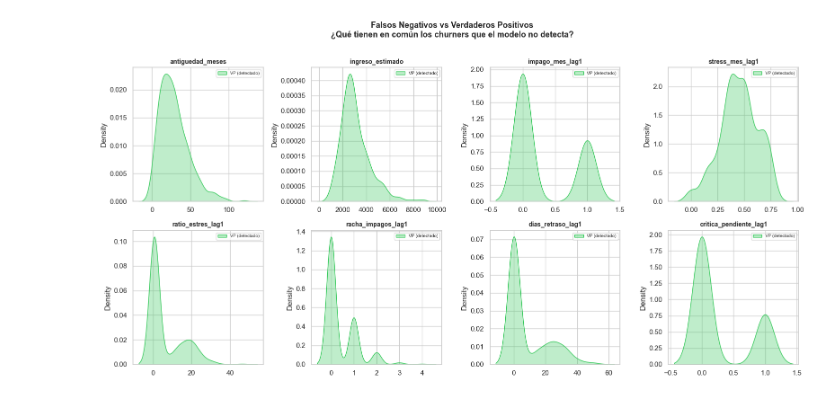
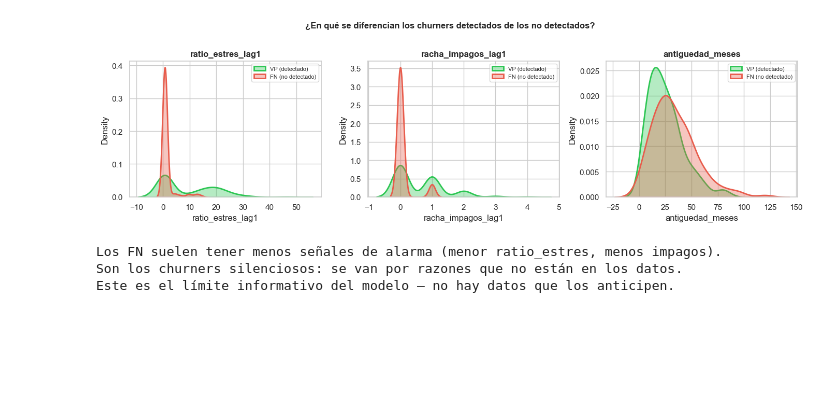
Before and after one commit to jasanhon/UCV-Churn, a Jupyter notebook: notebooks/modelo_final_v3.ipynb, the cells around one changed output. Drawn from its saved outputs; the diff is of its cells as text; code cells hidden in the pictures; blank space fills up the shorter version.

```diff
--- a/notebooks/modelo_final_v3.ipynb
+++ b/notebooks/modelo_final_v3.ipynb
@@ -331,0 +309,16 @@ weighted avg       0.00      0.01      0.00     61953
+# %%
+# Preprocesadores
+# LR necesita escalado; GBM no, pero sí necesita manejo de nulos y categóricas
+
+pre_num = Pipeline([('imp', SimpleImputer(strategy='median')), ('sc', StandardScaler())])
+pre_cat = Pipeline([
+    ('imp', SimpleImputer(strategy='constant', fill_value='desconocido')),
+    ('enc', OneHotEncoder(handle_unknown='ignore', drop='first', sparse_output=False)),
+])
+prep_lr = ColumnTransformer([('num', pre_num, FEATURES_NUM), ('cat', pre_cat, FEATURES_CAT)])
+
+# GBM: sin escalado pero con imputer y encoder
+pre_num_gbm = Pipeline([('imp', SimpleImputer(strategy='median'))])
+prep_gbm = ColumnTransformer([('num', pre_num_gbm, FEATURES_NUM), ('cat', pre_cat, FEATURES_CAT)])
+
+print('Preprocesadores definidos')
@@ -417,30 +866,29 @@ critica_pendiente_lag1          0.2810
 # %%
-# Visualización: comparativa VP vs FN por variables clave
-fig, axes = plt.subplots(2, 4, figsize=(16, 8))
-axes = axes.flatten()
+# Distribución de densidad para las variables más discriminantes
+fig, axes = plt.subplots(1, 3, figsize=(14, 4))
+vars_plot = ['ratio_estres_lag1', 'racha_impagos_lag1', 'antiguedad_meses']
 
-colores = {
-    'VP (detectado)':    '#2DC653',
-    'FN (no detectado)': '#E85C4C',
-    'VN (correcto)':     '#4C9BE8',
-}
+vp_df = test_a[test_a['grupo']=='VP — detectado']
+fn_df = test_a[test_a['grupo']=='FN — no detectado']
 
-df_plot = test_analisis[test_analisis['tipo_prediccion'].isin(['VP (detectado)','FN (no detectado)'])].copy()
+for ax, var in zip(axes, vars_plot):
+    sns.kdeplot(vp_df[var].dropna(), ax=ax, color=C_BEST, fill=True, alpha=0.35,
+                label='VP (detectado)', linewidth=2)
+    sns.kdeplot(fn_df[var].dropna(), ax=ax, color=C_CHURN, fill=True, alpha=0.35,
+                label='FN (no detectado)', linewidth=2)
+    ax.set_title(var, fontweight='bold')
+    ax.legend(fontsize=8)
 
-for i, var in enumerate(vars_comparar):
-    ax = axes[i]
-    for grupo, color in [('VP (detectado)', '#2DC653'), ('FN (no detectado)', '#E85C4C')]:
-        datos = df_plot[df_plot['tipo_prediccion']==grupo][var].dropna()
-        if len(datos) > 5:
-            sns.kdeplot(datos, ax=ax, color=color, label=grupo, fill=True, alpha=0.3)
-    ax.set_title(var, fontsize=10, fontweight='bold')
-    ax.set_xlabel('')
-    ax.legend(fontsize=7)
-
-fig.suptitle('Falsos Negativos vs Verdaderos Positivos\n'
-             '¿Qué tienen en común los churners que el modelo no detecta?',
-             fontsize=13, fontweight='bold', y=1.01)
+plt.suptitle('¿En qué se diferencian los churners detectados de los no detectados?',
+             fontsize=12, fontweight='bold', y=1.01)
 plt.tight_layout()
 plt.show()
+
+print('Los FN suelen tener menos señales de alarma (menor ratio_estres, menos impagos).')
+print('Son los churners silenciosos: se van por razones que no están en los datos.')
+print('Este es el límite informativo del modelo — no hay datos que los anticipen.')
 # %% [output]
-[figure, old version]
+[figure, new version]
+Los FN suelen tener menos señales de alarma (menor ratio_estres, menos impagos).
+Son los churners silenciosos: se van por razones que no están en los datos.
+Este es el límite informativo del modelo — no hay datos que los anticipen.
```
Also changed, not shown: parts of 52 cells of this notebook, 4 other files.
